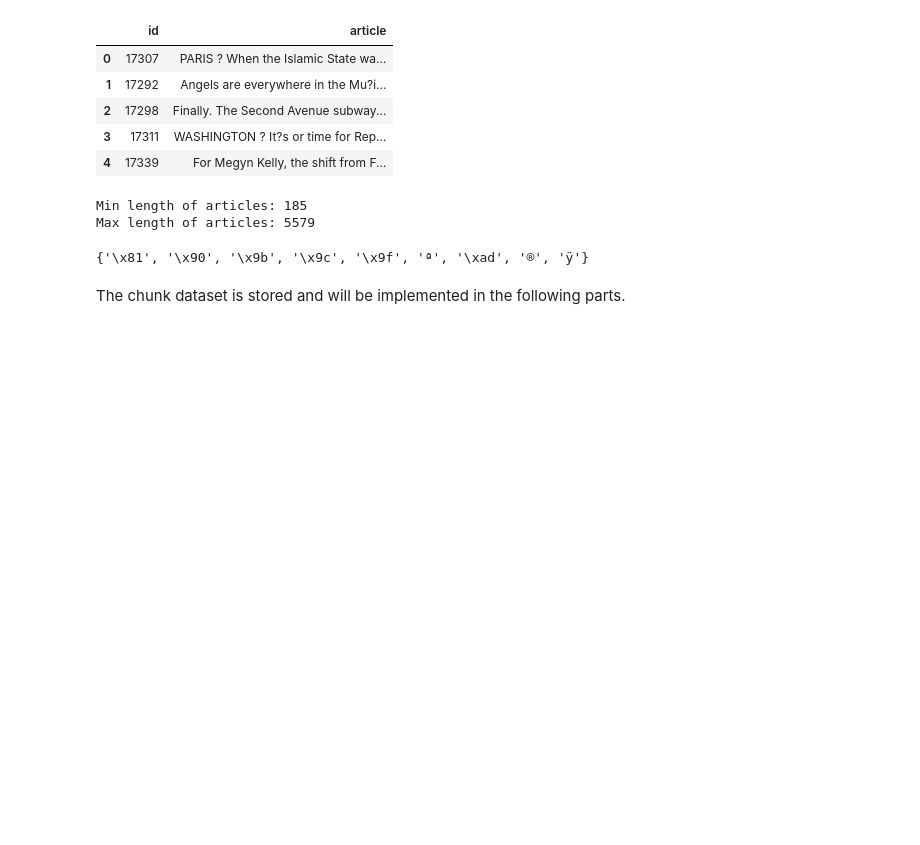
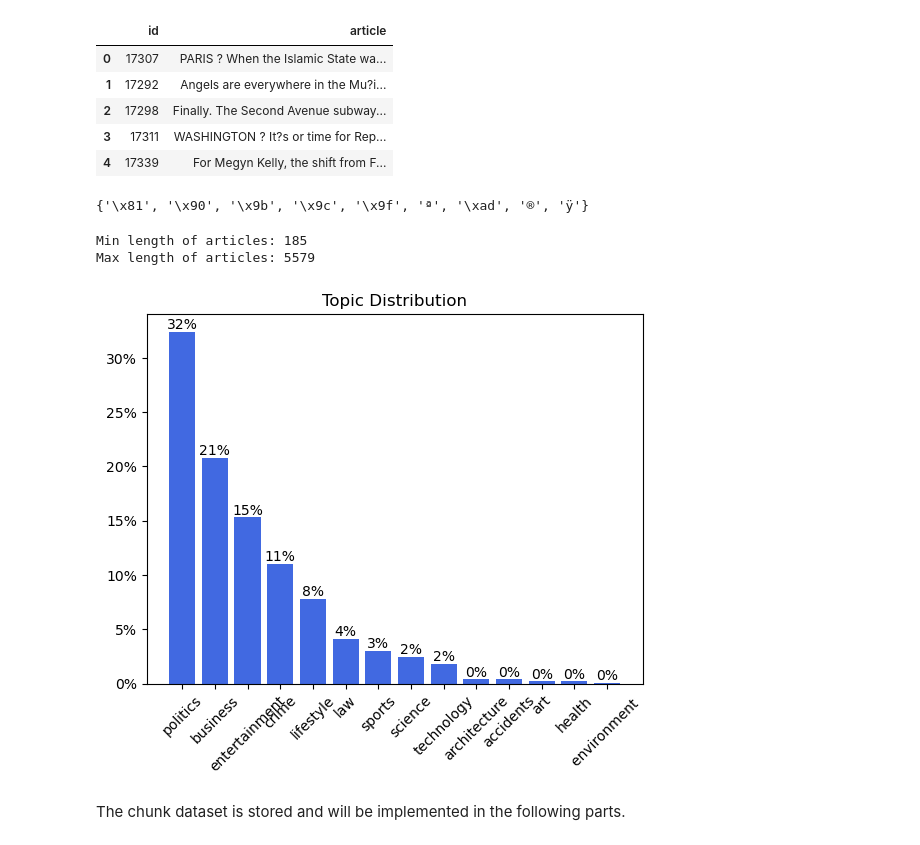
Before and after one commit to robinviltoriano/NLP_Assignment_2, a Jupyter notebook: final.ipynb, the cells around one changed output. Drawn from its saved outputs; the diff is of its cells as text; code cells hidden in the pictures; blank space fills up the shorter version.

Commit message:
add color code to graph

```diff
--- a/final.ipynb
+++ b/final.ipynb
@@ -68,16 +69,6 @@ data_no_dup.head()
 | 2 | 17298 | Finally. The Second Avenue subway... |
 | 3 | 17311 | WASHINGTON ? It?s or time for Rep... |
 | 4 | 17339 | For Megyn Kelly, the shift from F... |
-# %%
-# Check length of documents
-data_no_dup['len_article'] = data_no_dup['article'].apply(lambda x:len(x.split()))
-min_len = data_no_dup['len_article'].min()
-max_len = data_no_dup['len_article'].max()
-print('Min length of articles:', min_len)
-print('Max length of articles:', max_len)
-# %% [output]
-Min length of articles: 185
-Max length of articles: 5579
 # %%
 # Check non-ASCII characters
 def check_non_ascii(text: str) -> str:
@@ -130,3 +123,46 @@ def clean_text(text):
+# %%
+# Check length of documents
+min_len = data_no_dup['len_article'].min()
+max_len = data_no_dup['len_article'].max()
+print('Min length of articles:', min_len)
+print('Max length of articles:', max_len)
+# %% [output]
+Min length of articles: 185
+Max length of articles: 5579
+# %%
+# Show topic distribution
+df_topic_dist = df.topic.value_counts(normalize=True).reset_index()
+
+# Create the plot
+fig, ax = plt.subplots()
+ax.bar(df_topic_dist.index,df_topic_dist.topic, color='royalblue')
+ax.set_xticks(df_topic_dist.index, df_topic_dist['index'], rotation=45)
+
+for i, v in enumerate(df_topic_dist.topic):
+    plt.text(i, v, str(int(round(v*100,0)))+'%', ha='center', va='bottom')
+
+# Define the percentage formatter function
+def percentage_formatter(x, pos):
+    """
+    Formats a number as a percentage string.
+
+    Parameters:
+        - x (float): The number to be formatted as a percentage.
+        - pos (int): The position of the tick on the axis (not used in this function).
+
+    Returns:
+        - str: The formatted percentage string.
+    """
+    return f'{x*100:.0f}%'
+
+# Apply the formatter to the y-axis ticks
+ax.yaxis.set_major_formatter(mtick.FuncFormatter(percentage_formatter))
+plt.title('Topic Distribution')
+
+# Show the plot
+plt.show()
+# %% [output]
+[figure, added]
 # %%
 # Create chunking function
 def chunk_text(data_index, data_text, chunk_size, chunk_overlap):
```
Also changed, not shown: parts of 15 cells of this notebook.
